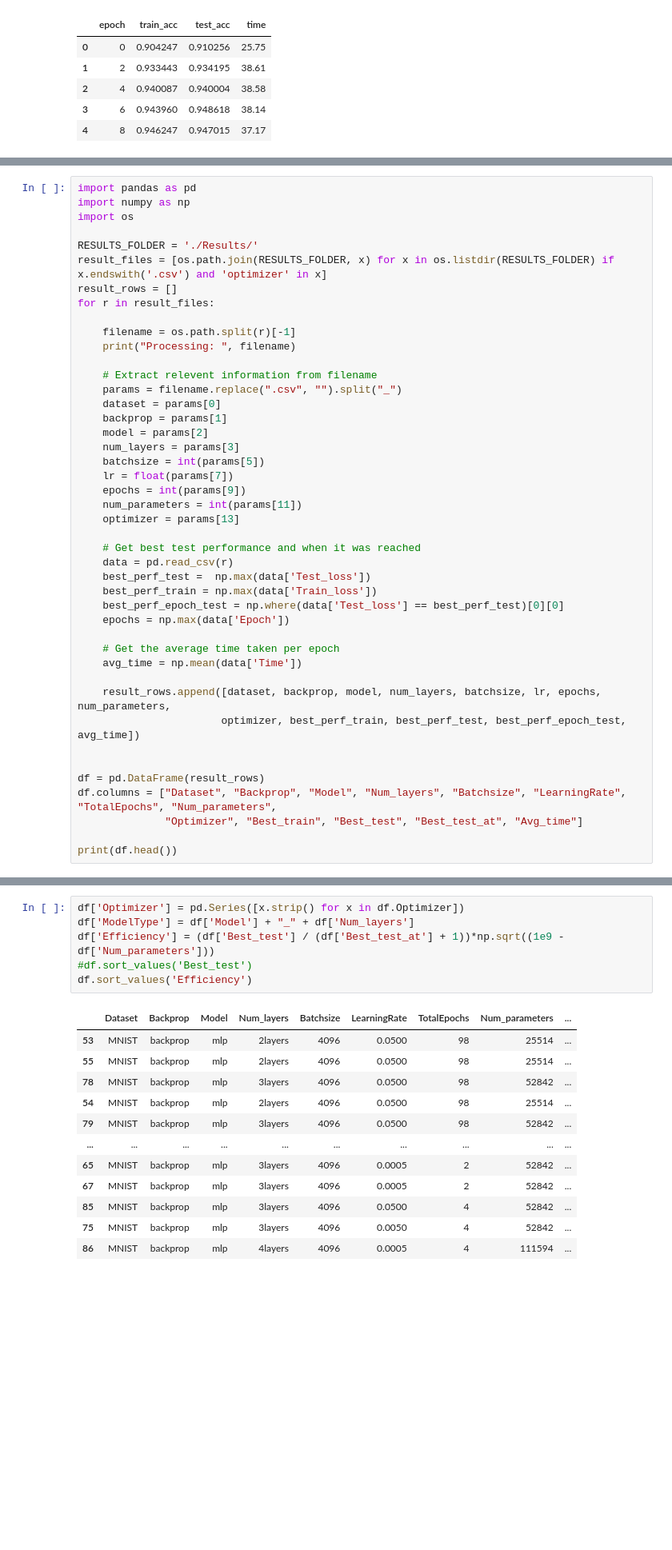
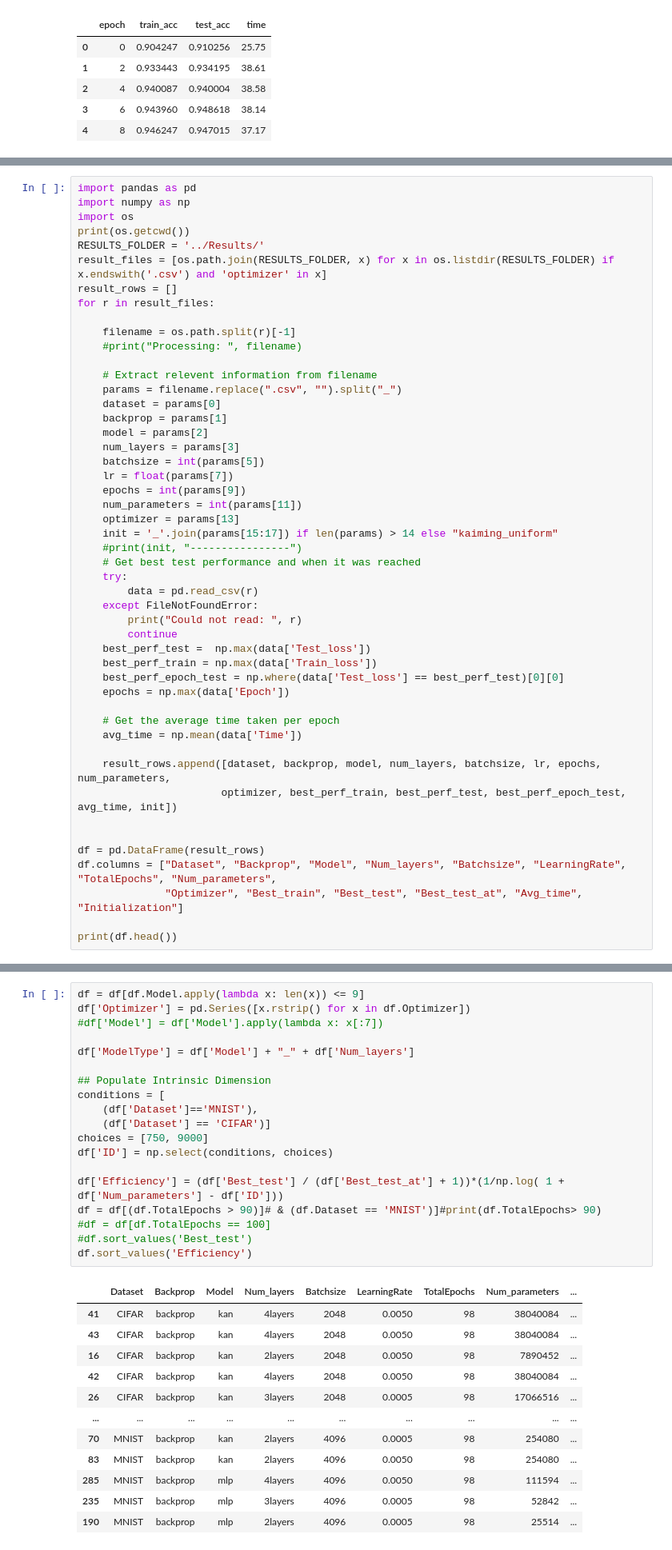
Before and after one commit to ShairozS/HSIC_Bottleneck-Pytorch, a Jupyter notebook: Notebooks/analyze_results.ipynb, the cells around one changed output, grey strips where cells are left out. Shown: that part at 80% size. Drawn from its saved outputs; the diff is of its cells as text; blank space fills up the shorter version.

```diff
--- a/Notebooks/analyze_results.ipynb
+++ b/Notebooks/analyze_results.ipynb
@@ -53,14 +53,14 @@ Text(0.5, 1.0, 'MNIST Training Time using HSIC Bottleneck Training')
 import pandas as pd
 import numpy as np
 import os
-
-RESULTS_FOLDER = './Results/'
+print(os.getcwd())
+RESULTS_FOLDER = '../Results/'
 result_files = [os.path.join(RESULTS_FOLDER, x) for x in os.listdir(RESULTS_FOLDER) if x.endswith('.csv') and 'optimizer' in x]
 result_rows = []
 for r in result_files:
 
     filename = os.path.split(r)[-1]
-    print("Processing: ", filename)
+    #print("Processing: ", filename)
 
     # Extract relevent information from filename
     params = filename.replace(".csv", "").split("_")
@@ -73,9 +73,14 @@ for r in result_files:
     epochs = int(params[9])
     num_parameters = int(params[11])
     optimizer = params[13]
-
+    init = '_'.join(params[15:17]) if len(params) > 14 else "kaiming_uniform"
+    #print(init, "----------------")
     # Get best test performance and when it was reached
-    data = pd.read_csv(r)
+    try:
+        data = pd.read_csv(r)
+    except FileNotFoundError:
+        print("Could not read: ", r)
+        continue
     best_perf_test =  np.max(data['Test_loss'])
     best_perf_train = np.max(data['Train_loss'])
     best_perf_epoch_test = np.where(data['Test_loss'] == best_perf_test)[0][0]
@@ -85,12 +90,12 @@ for r in result_files:
     avg_time = np.mean(data['Time'])
 
     result_rows.append([dataset, backprop, model, num_layers, batchsize, lr, epochs, num_parameters,
-                       optimizer, best_perf_train, best_perf_test, best_perf_epoch_test, avg_time])
+                       optimizer, best_perf_train, best_perf_test, best_perf_epoch_test, avg_time, init])
 
 
 df = pd.DataFrame(result_rows)
 df.columns = ["Dataset", "Backprop", "Model", "Num_layers", "Batchsize", "LearningRate", "TotalEpochs", "Num_parameters",
-              "Optimizer", "Best_train", "Best_test", "Best_test_at", "Avg_time"]
+              "Optimizer", "Best_train", "Best_test", "Best_test_at", "Avg_time", "Initialization"]
 
 print(df.head())
 # %% [output]
@@ -114,19 +119,32 @@ Processing:  MNIST_backprop_kan_2layers_batchsize_4096_lr_0.05_epochs_2_paramete
 # %%
-df['Optimizer'] = pd.Series([x.strip() for x in df.Optimizer])
+df = df[df.Model.apply(lambda x: len(x)) <= 9]
+df['Optimizer'] = pd.Series([x.rstrip() for x in df.Optimizer])
+#df['Model'] = df['Model'].apply(lambda x: x[:7])
+
 df['ModelType'] = df['Model'] + "_" + df['Num_layers']
-df['Efficiency'] = (df['Best_test'] / (df['Best_test_at'] + 1))*np.sqrt((1e9 - df['Num_parameters']))
+
+## Populate Intrinsic Dimension
+conditions = [
+    (df['Dataset']=='MNIST'),
+    (df['Dataset'] == 'CIFAR')]
+choices = [750, 9000]
+df['ID'] = np.select(conditions, choices)
+
+df['Efficiency'] = (df['Best_test'] / (df['Best_test_at'] + 1))*(1/np.log( 1 + df['Num_parameters'] - df['ID']))
+df = df[(df.TotalEpochs > 90)]# & (df.Dataset == 'MNIST')]#print(df.TotalEpochs> 90)
+#df = df[df.TotalEpochs == 100]
 #df.sort_values('Best_test')
 df.sort_values('Efficiency')
 # %% [output]
 |  | Dataset | Backprop | Model | Num_layers | Batchsize | LearningRate | TotalEpochs | Num_parameters | ... |
-| 53 | MNIST | backprop | mlp | 2layers | 4096 | 0.0500 | 98 | 25514 | ... |
-| 55 | MNIST | backprop | mlp | 2layers | 4096 | 0.0500 | 98 | 25514 | ... |
-| 78 | MNIST | backprop | mlp | 3layers | 4096 | 0.0500 | 98 | 52842 | ... |
-| 54 | MNIST | backprop | mlp | 2layers | 4096 | 0.0500 | 98 | 25514 | ... |
-| 79 | MNIST | backprop | mlp | 3layers | 4096 | 0.0500 | 98 | 52842 | ... |
+| 41 | CIFAR | backprop | kan | 4layers | 2048 | 0.0050 | 98 | 38040084 | ... |
+| 43 | CIFAR | backprop | kan | 4layers | 2048 | 0.0050 | 98 | 38040084 | ... |
+| 16 | CIFAR | backprop | kan | 2layers | 2048 | 0.0050 | 98 | 7890452 | ... |
+| 42 | CIFAR | backprop | kan | 4layers | 2048 | 0.0050 | 98 | 38040084 | ... |
+| 26 | CIFAR | backprop | kan | 3layers | 2048 | 0.0005 | 98 | 17066516 | ... |
 | ... | ... | ... | ... | ... | ... | ... | ... | ... | ... |
-| 65 | MNIST | backprop | mlp | 3layers | 4096 | 0.0005 | 2 | 52842 | ... |
-| 67 | MNIST | backprop | mlp | 3layers | 4096 | 0.0005 | 2 | 52842 | ... |
-| 85 | MNIST | backprop | mlp | 3layers | 4096 | 0.0500 | 4 | 52842 | ... |
-| 75 | MNIST | backprop | mlp | 3layers | 4096 | 0.0050 | 4 | 52842 | ... |
-| 86 | MNIST | backprop | mlp | 4layers | 4096 | 0.0005 | 4 | 111594 | ... |
+| 70 | MNIST | backprop | kan | 2layers | 4096 | 0.0005 | 98 | 254080 | ... |
+| 83 | MNIST | backprop | kan | 2layers | 4096 | 0.0050 | 98 | 254080 | ... |
+| 285 | MNIST | backprop | mlp | 4layers | 4096 | 0.0050 | 98 | 111594 | ... |
+| 235 | MNIST | backprop | mlp | 3layers | 4096 | 0.0005 | 98 | 52842 | ... |
+| 190 | MNIST | backprop | mlp | 2layers | 4096 | 0.0005 | 98 | 25514 | ... |
```
Also changed, not shown: parts of 14 cells of this notebook, 10 other files.
